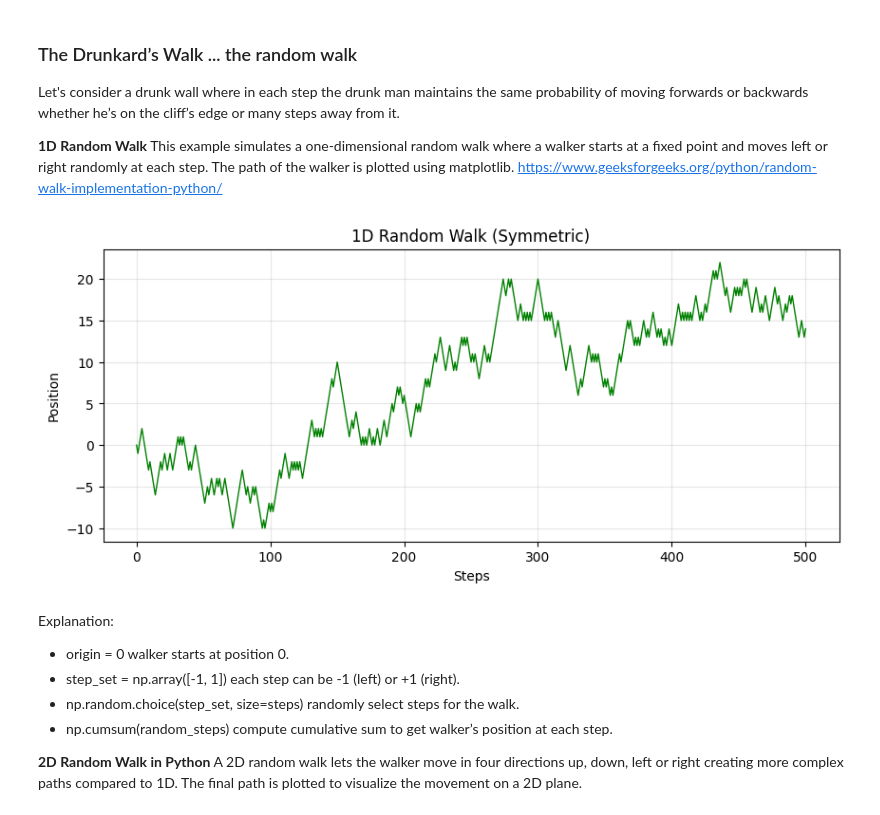
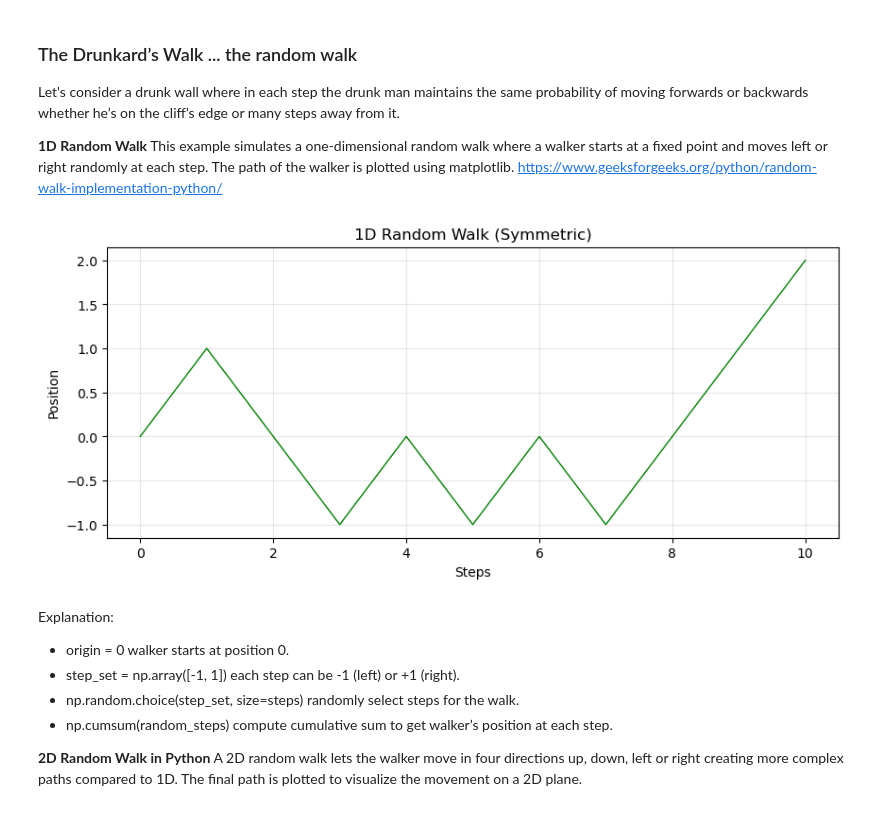
Before and after one commit to Alejandro-UDEA/Fisica_Computacional_Estudiante, a Jupyter notebook: Sesiones/MC/2_Monte_Carlo_Marckov_chain_MCMC.ipynb, the cells around one changed output. Saved outputs shown, nothing was run; the diff lists cells and outputs as text; code cells hidden in the pictures.

```diff
--- a/Sesiones/MC/2_Monte_Carlo_Marckov_chain_MCMC.ipynb
+++ b/Sesiones/MC/2_Monte_Carlo_Marckov_chain_MCMC.ipynb
@@ -51,23 +51,23 @@ Let's consider a drunk wall where in each step the drunk man maintains the same
 This example simulates a one-dimensional random walk where a walker starts at a fixed point and moves left or right randomly at each step. The path of the walker is plotted using matplotlib.
 https://www.geeksforgeeks.org/python/random-walk-implementation-python/
 # %%
-steps = 500
+steps = 10
 origin = 0
 
 step_set = np.array([-1, 1]) # two posible values
 random_steps = np.random.choice(step_set, size=steps) # choice between -1 o +1
 
 path = np.concatenate([[origin], np.cumsum(random_steps)]) # np.cumsum suma las numeros del array sucesivamente
 
 plt.figure(figsize=(10, 4))
 plt.plot(path, color='green', linewidth=1)
 plt.title("1D Random Walk (Symmetric)")
 plt.xlabel("Steps")
 plt.ylabel("Position")
 plt.grid(True, alpha=0.3)
 plt.show()
 # %% [output]
-[figure, old version]
+[figure, new version]
 # %% [markdown]
 Explanation:
 
```
Also changed, not shown: parts of 5 cells of this notebook.
